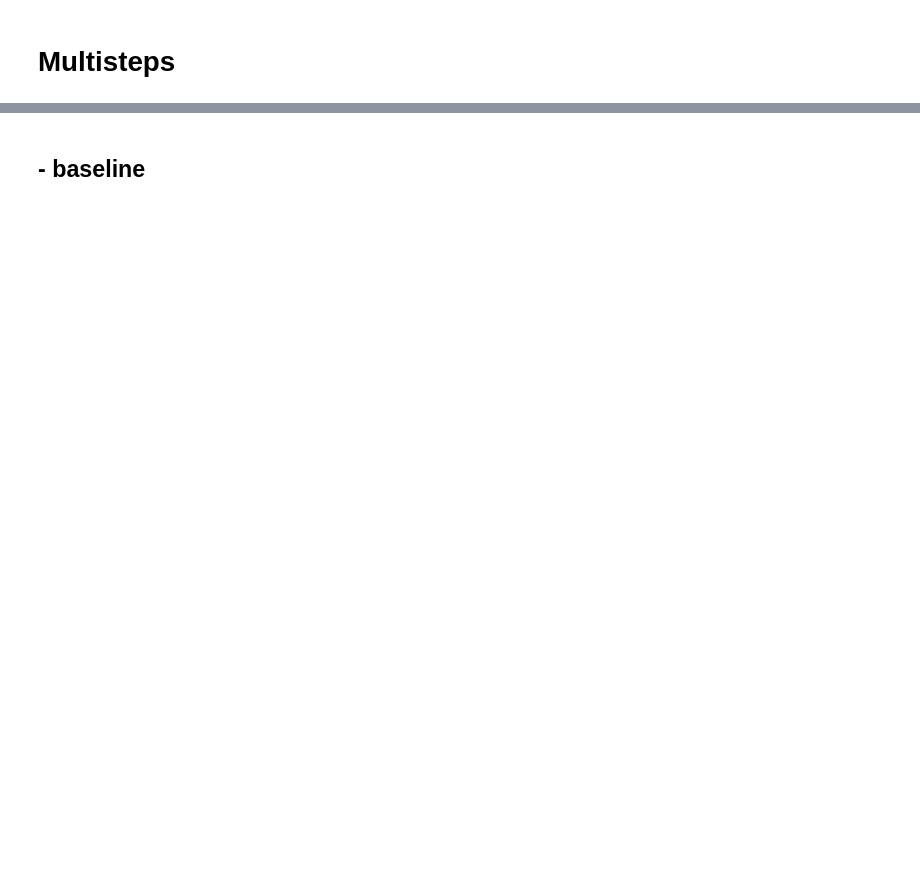
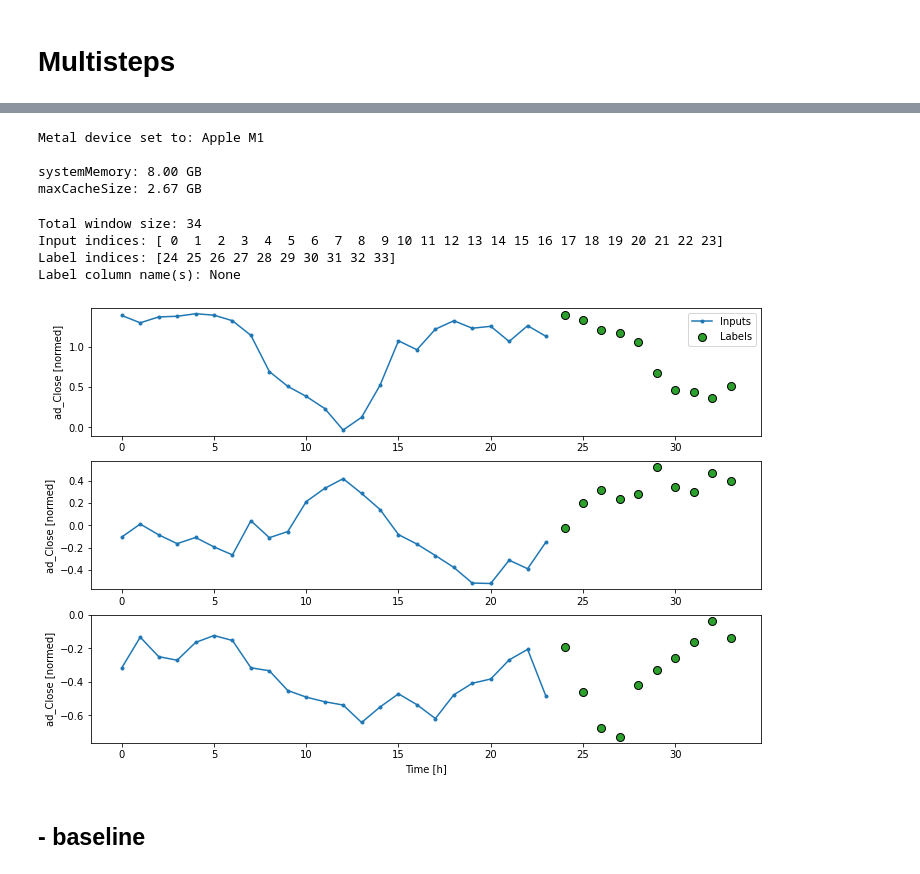
Before and after one commit to valentina-bec/tokyo-stock-exchange, a Jupyter notebook: notebooks/model_tf_multi-lin.ipynb, the cells around one changed output, grey strips where cells are left out. Drawn from its saved outputs; the diff is of its cells as text; code cells hidden in the pictures; blank space fills up the shorter version.

```diff
--- a/notebooks/model_tf_multi-lin.ipynb
+++ b/notebooks/model_tf_multi-lin.ipynb
@@ -48,9 +55,14 @@ df.ad_Close.mean()
 # %%
 def split_train_val_test(df, split=22):
     df.dropna(inplace=True)
-    df_train =  df[:- 4*split]
-    df_val = df[- 4*split : - split]
-    df_test = df[- split : ]
+    #df_train =  df[:- 4*split]
+    #df_val = df[- 4*split : - split]
+    #df_test = df[- split : ]
+    n = len(df)
+    df_train = df[0:int(n*0.7)]
+    df_val = df[int(n*0.7):int(n*0.9)]
+    df_test = df[int(n*0.9):]
+
 
     return df_train, df_val, df_test
 # %%
@@ -89,5 +167,8 @@ def get_callbacks(name):
 # %% [markdown]
 # Modelling
 # %%
-normalizer = preprocessing.Normalization()
-normalizer.adapt(np.array(train_df))
+#normalizer = preprocessing.Normalization()
+#normalizer.adapt(np.array(train_df))
+
+scaler = StandardScaler()
+scaler.fit(train_df)
@@ -98,9 +194,14 @@ normalizer(train_df)
+# %%
+# normalize data
+train_scaled = scaler.transform(train_df)
+val_scaled = scaler.transform(val_df)
+test_scaled = scaler.transform(test_df)
 # %%
 class WindowGenerator():
   def __init__(self, input_width, label_width, shift,
-               train_df= normalizer(train_df),#, train_df,#normalizer(train_df),
-               val_df=  normalizer(val_df),
-               test_df= normalizer(test_df),
+               train_df= train_scaled, # normalizer(train_df),#, train_df,#normalizer(train_df),
+               val_df =  val_scaled,
+               test_df= test_scaled,
                label_columns=None):
     # Store the raw data.
     self.train_df = train_df
@@ -286,7 +387,7 @@ def compile_and_fit(model, window, patience=2):
 # %% [markdown]
 # Multisteps
 # %%
-OUT_STEPS = 24
+OUT_STEPS = 10
 multi_window = WindowGenerator(input_width=24,
                                label_width=OUT_STEPS,
                                shift=OUT_STEPS)
@@ -294,3 +395,4 @@ IPython.display.clear_output()
 
 multi_window.plot()
 multi_window
+# %% [output]
@@ -296,0 +402,9 @@ multi_window
+Metal device set to: Apple M1
+
+systemMemory: 8.00 GB
+maxCacheSize: 2.67 GB
+Total window size: 34
+Input indices: [ 0  1  2  3  4  5  6  7  8  9 10 11 12 13 14 15 16 17 18 19 20 21 22 23]
+Label indices: [24 25 26 27 28 29 30 31 32 33]
+Label column name(s): None
+[figure, added]
```
Also changed, not shown: parts of 40 cells of this notebook, 1 other file.
